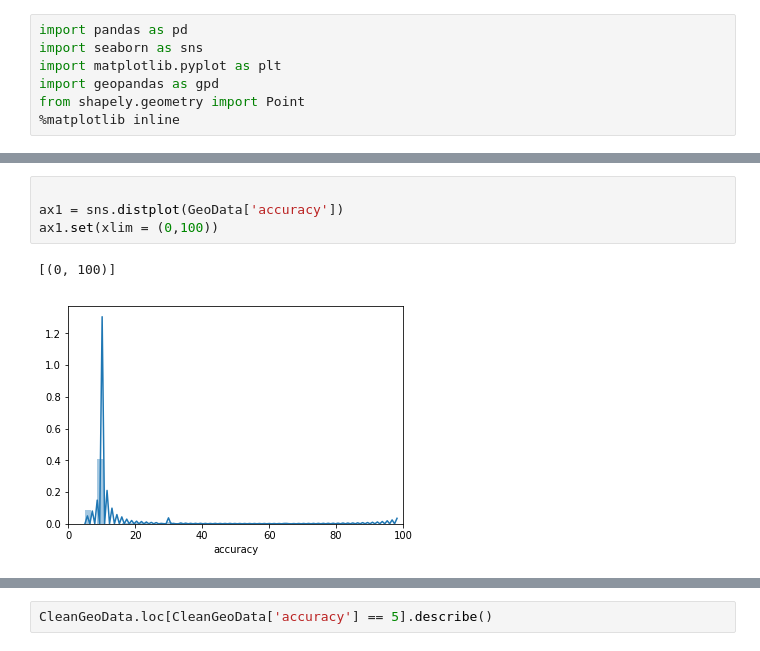
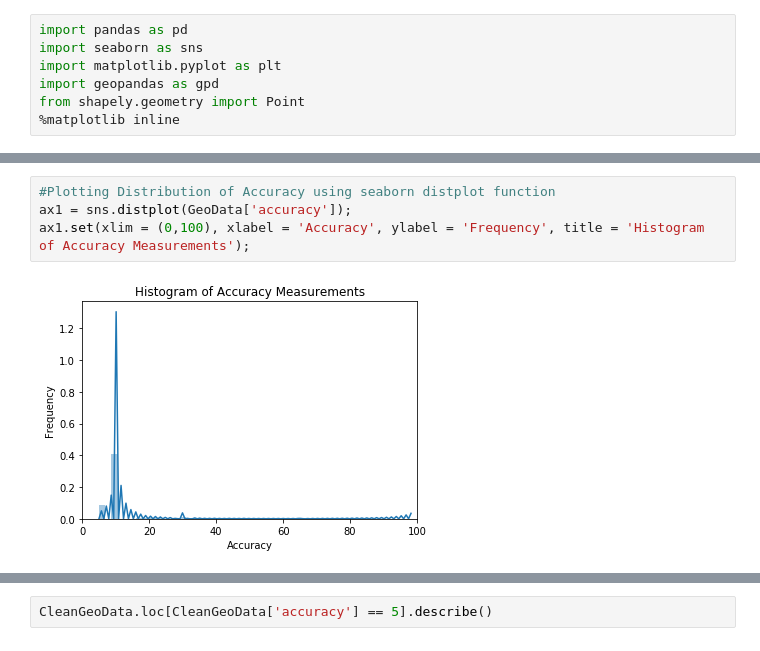
Before and after one commit to CallMeHudson/Hudson-Portfolio, a Jupyter notebook: Python/Homework2.ipynb, the cells around one changed output, grey strips where cells are left out. Drawn from its saved outputs; the diff is of its cells as text.

```diff
--- a/Python/Homework2.ipynb
+++ b/Python/Homework2.ipynb
@@ -42,7 +51,6 @@ Lets look at the information we have above: We have the summary statistics as we
 # %%
-
-ax1 = sns.distplot(GeoData['accuracy'])
-ax1.set(xlim = (0,100))
+#Plotting Distribution of Accuracy using seaborn distplot function
+ax1 = sns.distplot(GeoData['accuracy']);
+ax1.set(xlim = (0,100), xlabel = 'Accuracy', ylabel = 'Frequency', title = 'Histogram of Accuracy Measurements');
 # %% [output]
-[(0, 100)]
-[figure, old version]
+[figure, new version]
```
Also changed, not shown: parts of 25 cells of this notebook.
